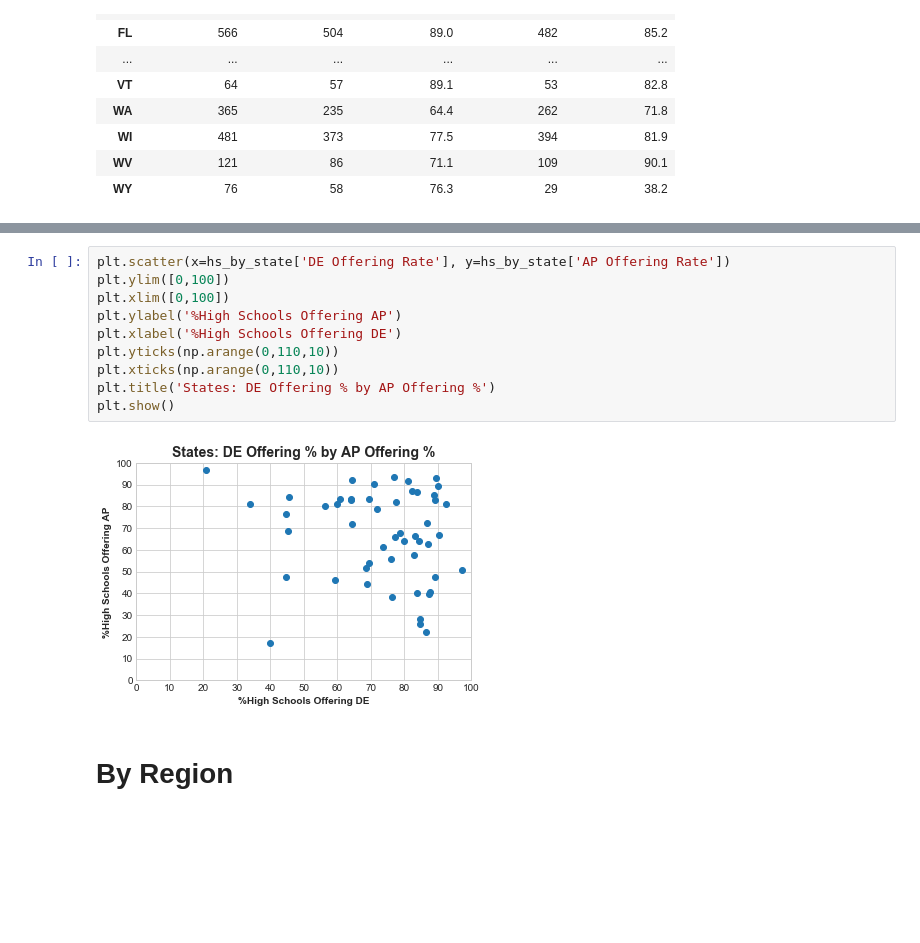
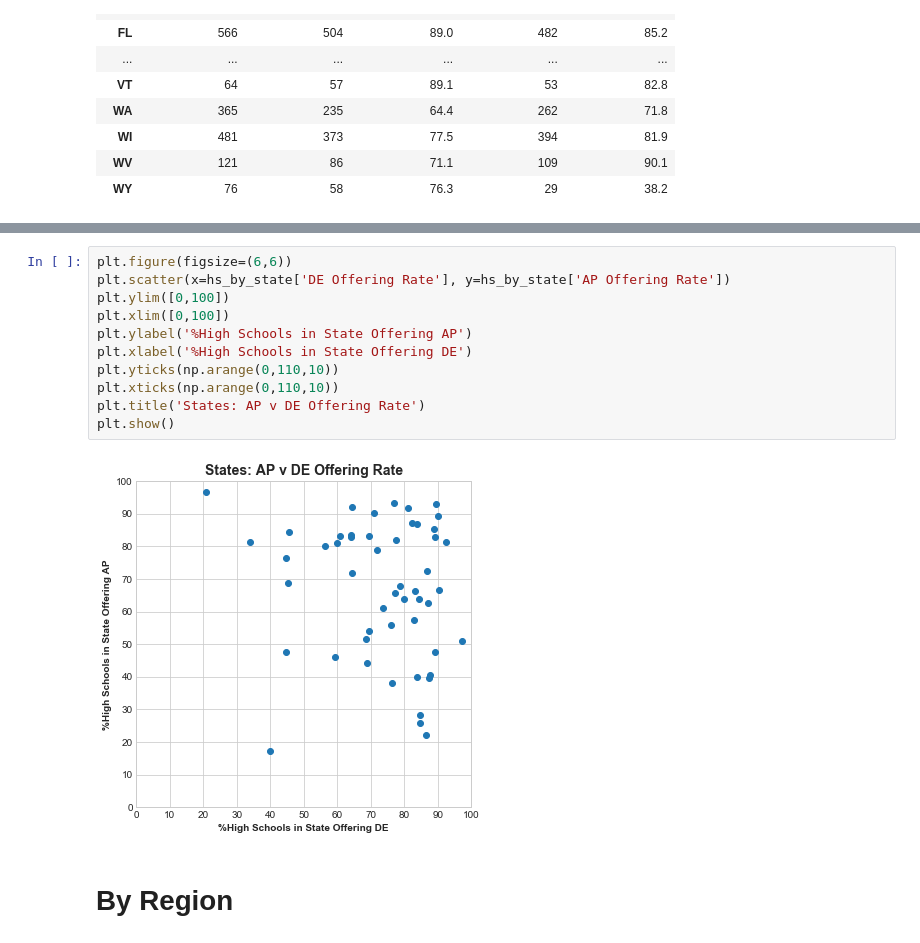
Before and after one commit to oconnoag/nacep_dual_enrollment_analysis, a Jupyter notebook: jupyter_notebooks/01_Flag_Analyses.ipynb, the cells around one changed output, grey strips where cells are left out. Drawn from its saved outputs; the diff is of its cells as text; blank space fills up the shorter version.

Commit message:
Added DE v AP comparison plots

```diff
--- a/jupyter_notebooks/01_Flag_Analyses.ipynb
+++ b/jupyter_notebooks/01_Flag_Analyses.ipynb
@@ -374,17 +374,18 @@ iplot(ap_choromap)
 # %% [output]
 [interactive output not drawn]
 # %%
+plt.figure(figsize=(6,6))
 plt.scatter(x=hs_by_state['DE Offering Rate'], y=hs_by_state['AP Offering Rate'])
 plt.ylim([0,100])
 plt.xlim([0,100])
-plt.ylabel('%High Schools Offering AP')
-plt.xlabel('%High Schools Offering DE')
+plt.ylabel('%High Schools in State Offering AP')
+plt.xlabel('%High Schools in State Offering DE')
 plt.yticks(np.arange(0,110,10))
 plt.xticks(np.arange(0,110,10))
-plt.title('States: DE Offering % by AP Offering %')
+plt.title('States: AP v DE Offering Rate')
 plt.show()
 # %% [output]
-[figure, old version]
+[figure, new version]
 # %% [markdown]
 # By Region
 # %%
```
Also changed, not shown: 2 other files.
